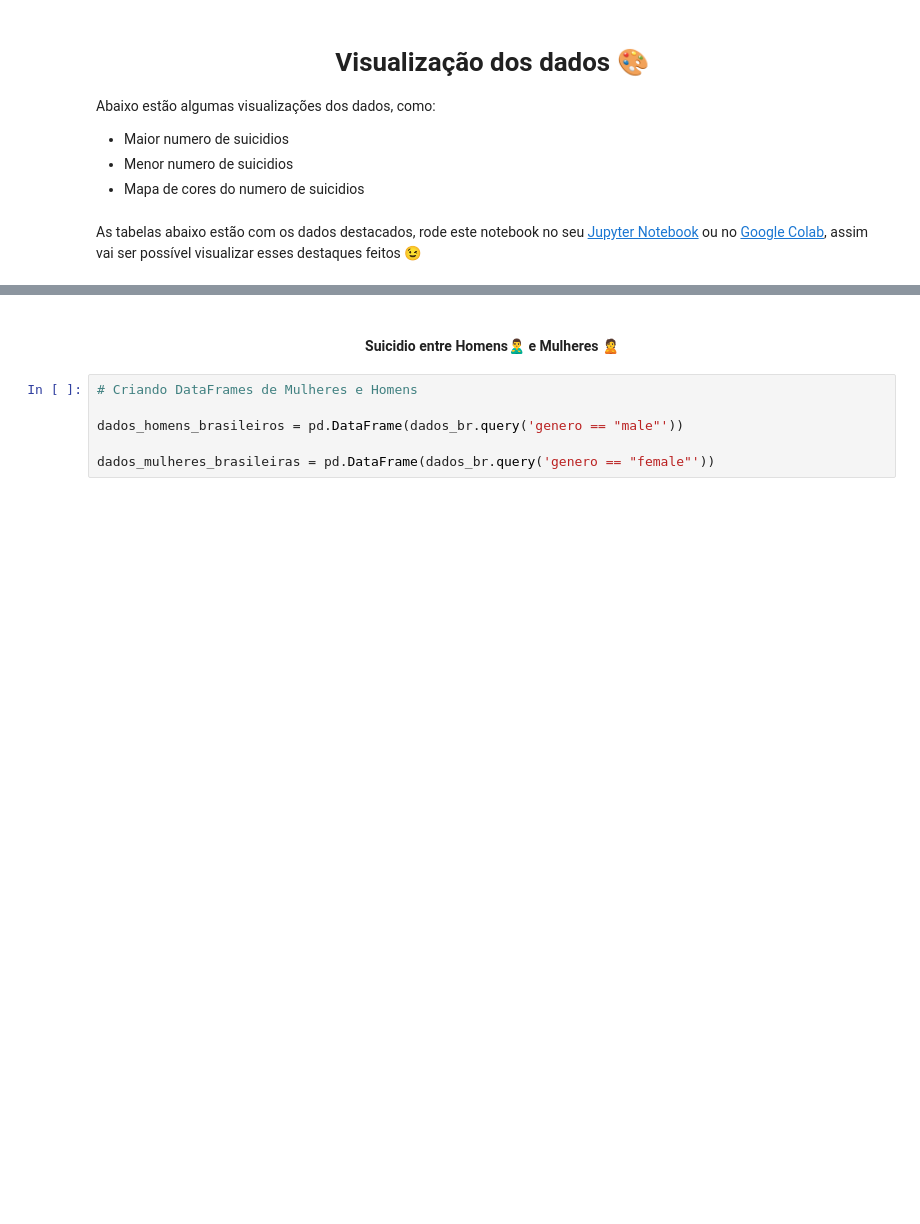
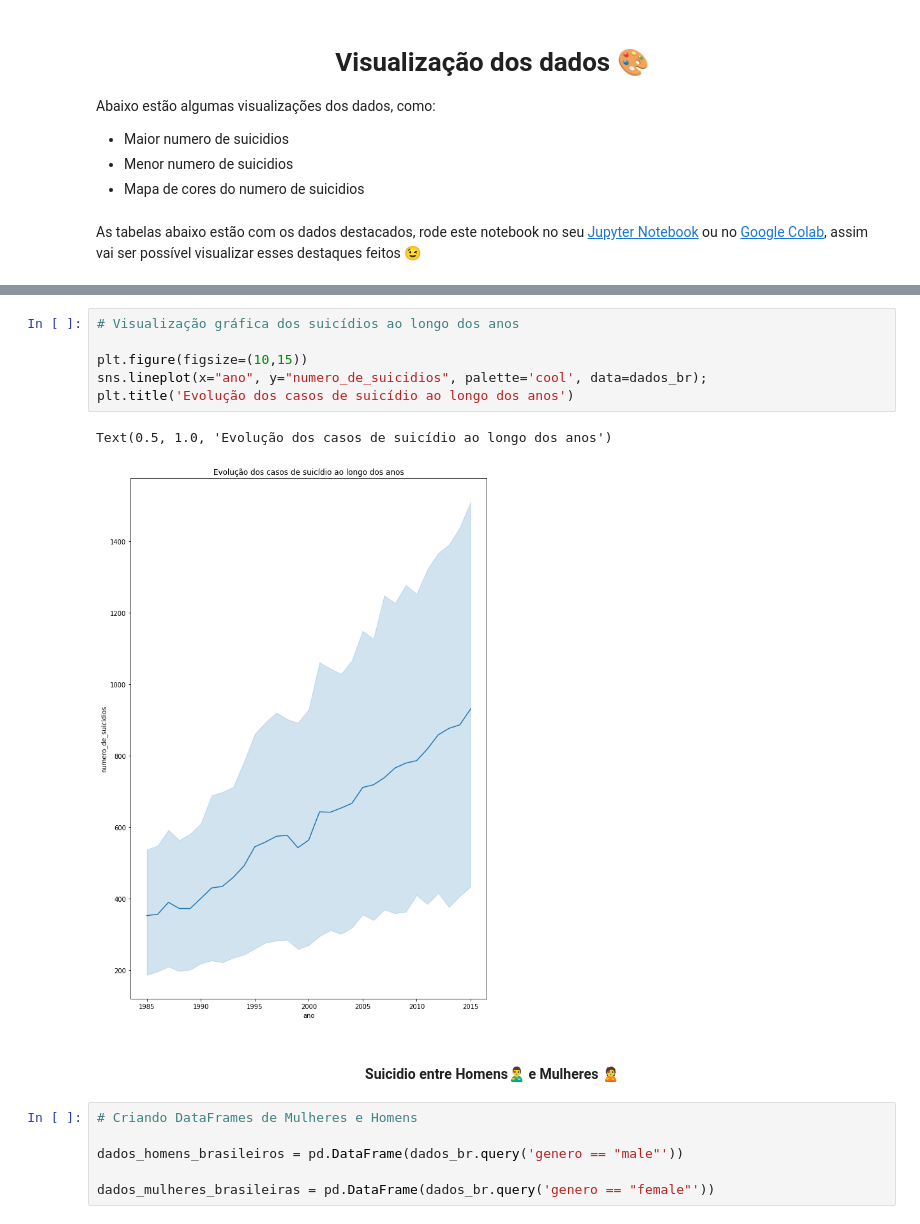
Before and after one commit to littlebru/Indice-de-Suicidio-no-Brasil, a Jupyter notebook: Analise_dados_suicidio.ipynb, the cells around one changed output, grey strips where cells are left out. Drawn from its saved outputs; the diff is of its cells as text; blank space fills up the shorter version.

Commit message:
add graphics

```diff
--- a/Analise_dados_suicidio.ipynb
+++ b/Analise_dados_suicidio.ipynb
@@ -243,3 +262,12 @@ dados_br.tail(20).style.background_gradient(subset=['numero_de_suicidios'], cmap
+# %%
+# Visualização gráfica dos suicídios ao longo dos anos
+
+plt.figure(figsize=(10,15))
+sns.lineplot(x="ano", y="numero_de_suicidios", palette='cool', data=dados_br);
+plt.title('Evolução dos casos de suicídio ao longo dos anos')
+# %% [output]
+Text(0.5, 1.0, 'Evolução dos casos de suicídio ao longo dos anos')
+[figure, added]
 # %% [markdown]
 <h4 align="center">Suicidio entre Homens🙎‍♂️ e Mulheres 🙎 </h4>
 # %%
```
Also changed, not shown: parts of 32 cells of this notebook.
